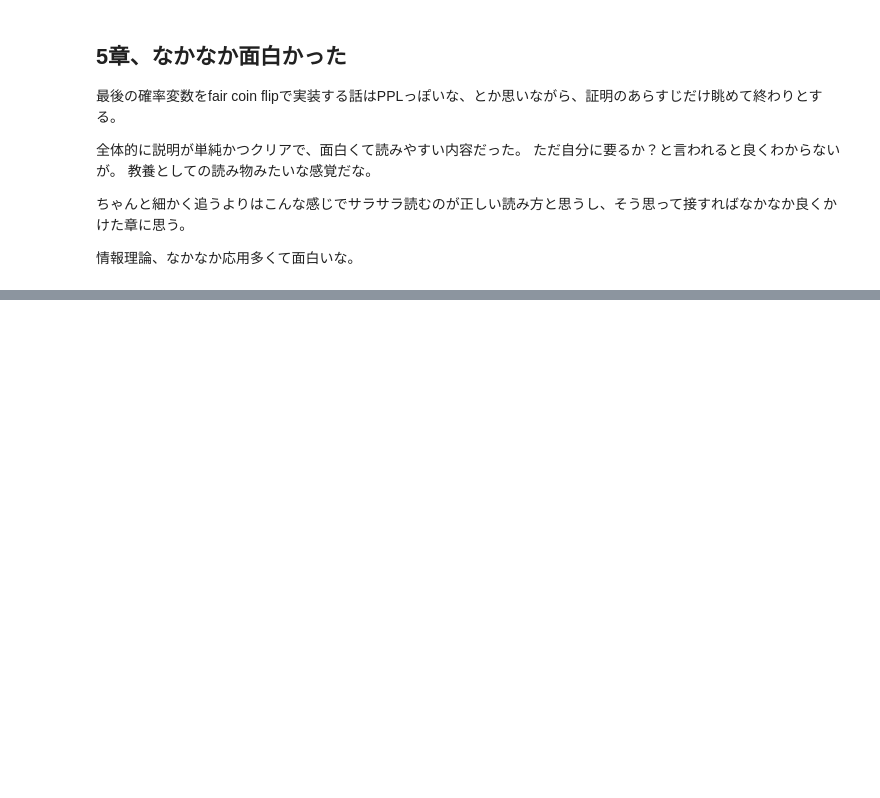
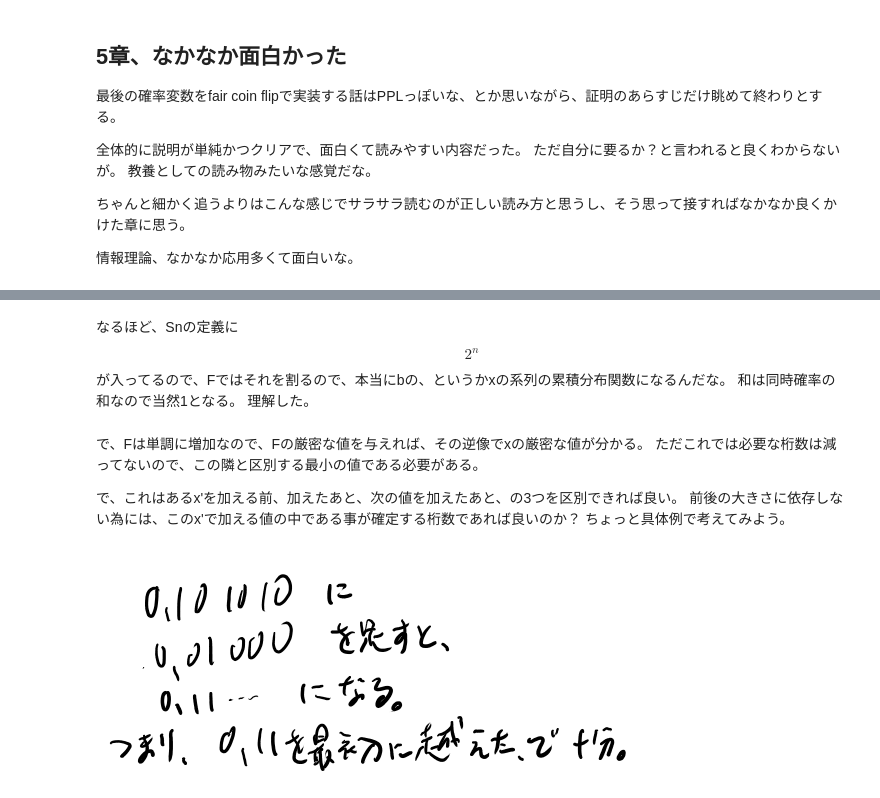
Before and after one commit to karino2/karino2.github.io, a Jupyter notebook: ipynb/2019-02-10-144121.ipynb, the cells around one changed output, grey strips where cells are left out. Saved outputs shown, nothing was run; the diff lists cells and outputs as text; code cells hidden in the pictures; blank space fills up the shorter version.

```diff
--- a/ipynb/2019-02-10-144121.ipynb
+++ b/ipynb/2019-02-10-144121.ipynb
@@ -253,0 +297,15 @@ aとbも同じ。
+# %% [markdown]
+なるほど、Snの定義に$$2^n$$が入ってるので、Fではそれを割るので、本当にbの、というかxの系列の累積分布関数になるんだな。
+和は同時確率の和なので当然1となる。
+理解した。
+# %% [markdown]
+で、Fは単調に増加なので、Fの厳密な値を与えれば、その逆像でxの厳密な値が分かる。
+ただこれでは必要な桁数は減ってないので、この隣と区別する最小の値である必要がある。
+
+で、これはあるx'を加える前、加えたあと、次の値を加えたあと、の3つを区別できれば良い。
+前後の大きさに依存しない為には、このx'で加える値の中である事が確定する桁数であれば良いのか？
+ちょっと具体例で考えてみよう。
+# %%
+MeatPieImage()
+# %% [output]
+[figure, added]
```
Also changed, not shown: parts of 10 cells of this notebook.
